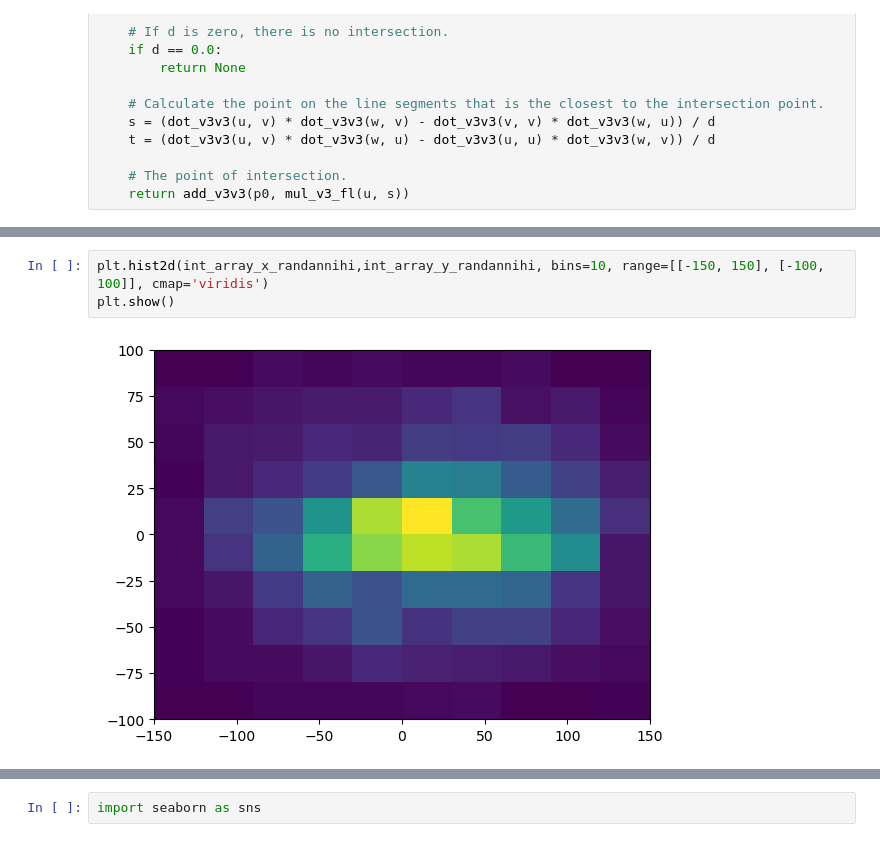
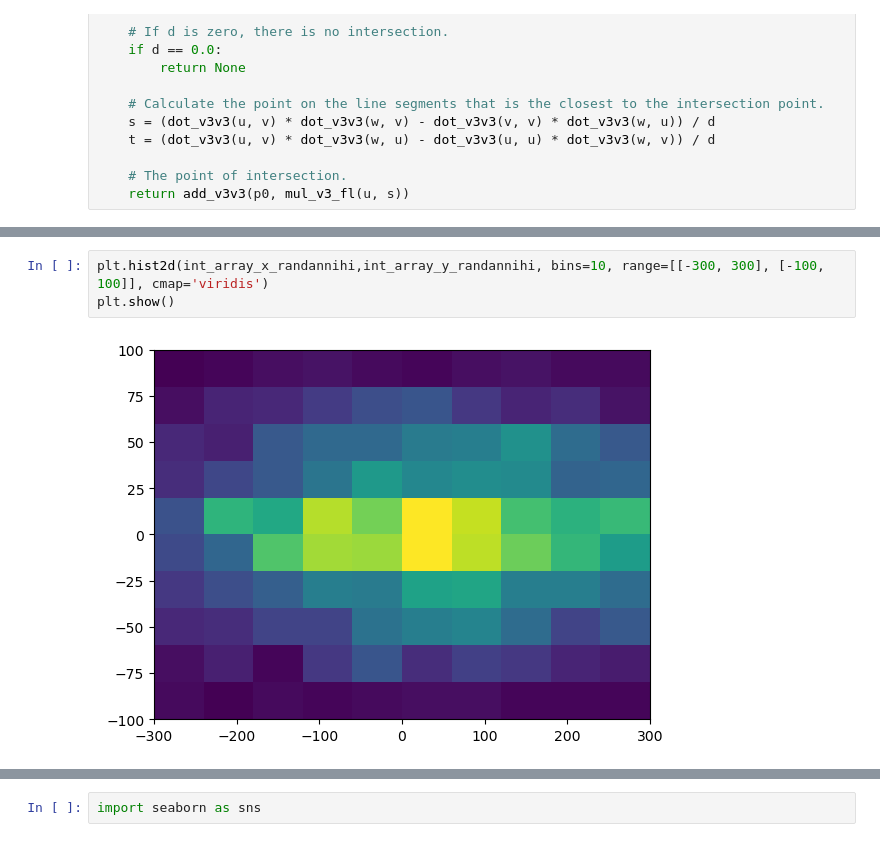
Before and after one commit to francescouni0/Online-Monitoring, a Jupyter notebook: RECONPET_true.ipynb, the cells around one changed output, grey strips where cells are left out. Saved outputs shown, nothing was run; the diff lists cells and outputs as text.

```diff
--- a/RECONPET_true.ipynb
+++ b/RECONPET_true.ipynb
@@ -417,6 +418,6 @@ plt.show()
 # %%
-plt.hist2d(int_array_x_randannihi,int_array_y_randannihi, bins=10, range=[[-150, 150], [-100, 100]], cmap='viridis')
+plt.hist2d(int_array_x_randannihi,int_array_y_randannihi, bins=10, range=[[-300, 300], [-100, 100]], cmap='viridis')
 plt.show()
 # %% [output]
-[figure, old version]
+[figure, new version]
 # %%
```
Also changed, not shown: parts of 4 cells of this notebook, 6 other files.
